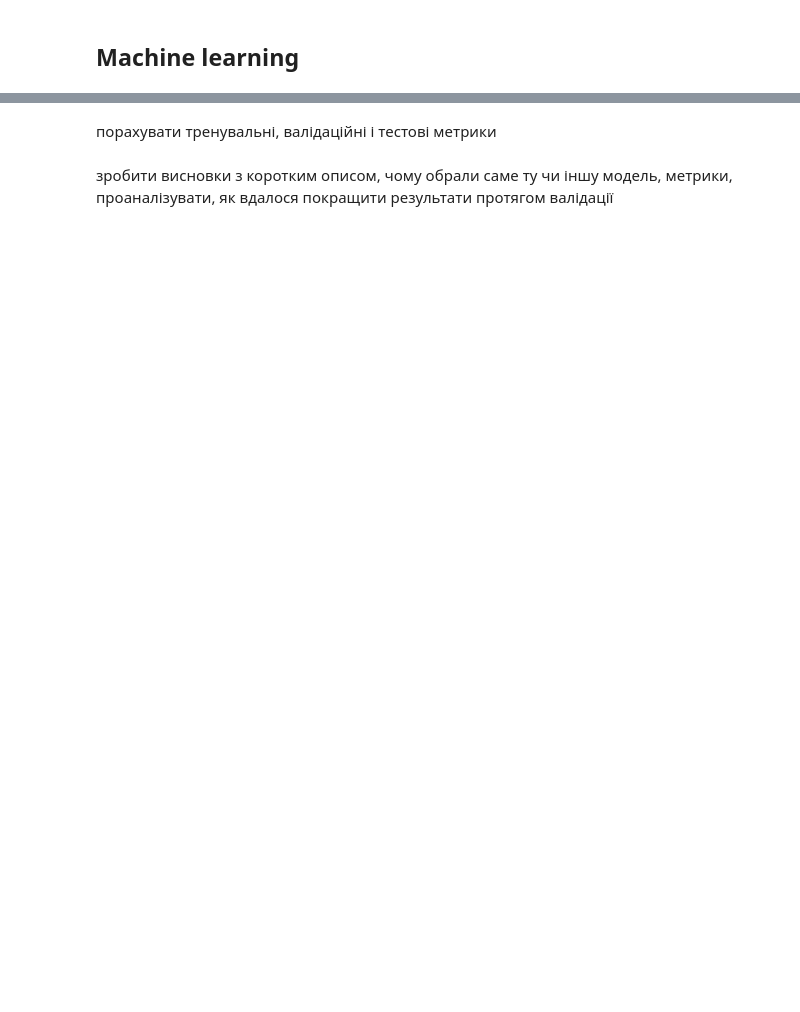
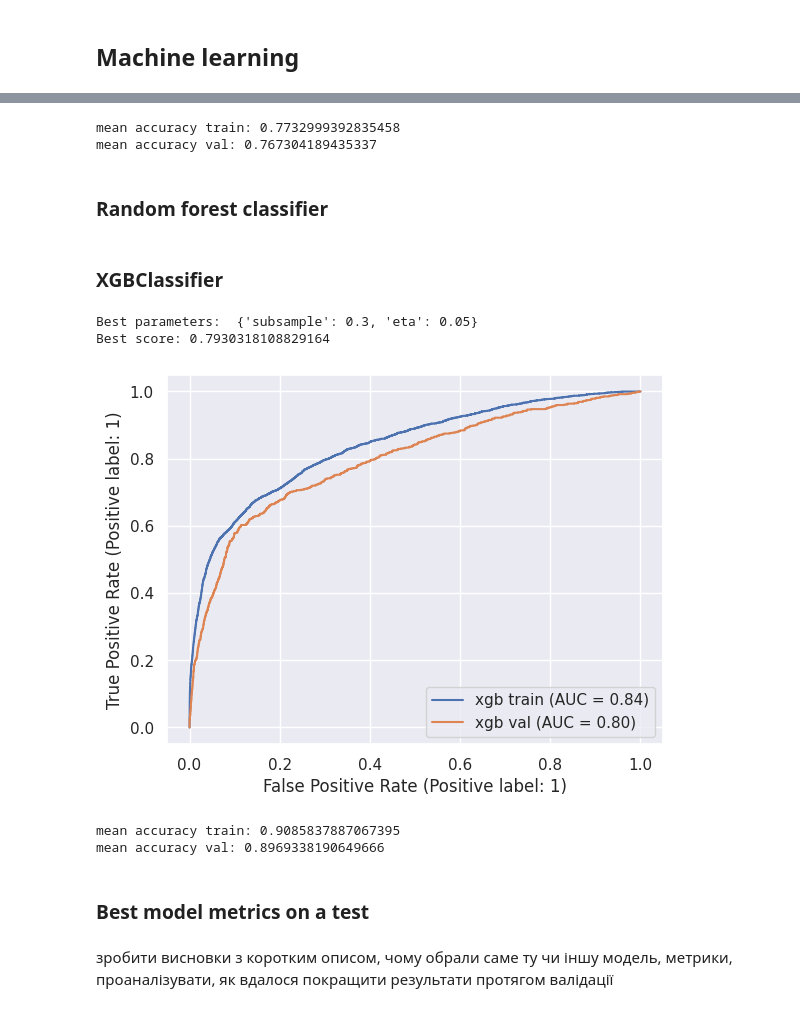
Before and after one commit to dmytrovelychko/rd_ds_python, a Jupyter notebook: cw.ipynb, the cells around one changed output, grey strips where cells are left out. Cells and saved outputs as stored; diff of their text form; code cells hidden in the pictures; blank space fills up the shorter version.

```diff
--- a/cw.ipynb
+++ b/cw.ipynb
@@ -868,7 +888,61 @@ SyntaxError: ignored
+# %%
+print(f"mean accuracy train: {logisticRegression.score(x_train_scaled, y_train)}")
+print(f"mean accuracy val: {logisticRegression.score(x_val_scaled, y_val)}")
+# %% [output]
+mean accuracy train: 0.7732999392835458
+mean accuracy val: 0.767304189435337
+# %% [markdown]
+### Random forest classifier
+# %%
+parameters = {'C':[(10**i)*x for i in range(-4, 1) for x in [1,3,5]]}
+
+logisticRegression = LogisticRegression(class_weight='balanced')
+clf = RandomizedSearchCV(logisticRegression, parameters, cv=5, scoring='roc_auc', return_train_score=True, n_jobs=-1)
+clf.fit(x_train_scaled, y_train)
+# %% [markdown]
+### XGBClassifier
+# %%
+parameters = {
+  'eta':[0.01,0.05,0.1],
+  'subsample': [0.1,0.3]
+}
+
+xgb = XGBClassifier(max_depth=6, n_estimators=100, n_jobs=-1)
+clf = RandomizedSearchCV(xgb, parameters, cv=5, scoring='roc_auc', return_train_score=True, n_jobs=-1)
+clf.fit(x_train_scaled, y_train)
+# %%
+print('Best parameters:  {}'.format(clf.best_params_))
+print('Best score: {}'.format(clf.best_score_))
+# %% [output]
+Best parameters:  {'subsample': 0.3, 'eta': 0.05}
+Best score: 0.7930318108829164
+# %%
+xgb = XGBClassifier(subsample=clf.best_params_['subsample'], eta=clf.best_params_['eta'], max_depth=6, n_estimators=100, n_jobs=-1)
+xgb.fit(x_train_scaled, y_train)
+# %%
+fig, ax = plt.subplots()
+
+xgb_y_train_pred_proba = xgb.predict_proba(x_train_scaled)
+xgb_y_train_pred_proba_positive = xgb_y_train_pred_proba[:, 1]
+RocCurveDisplay.from_predictions(y_train, xgb_y_train_pred_proba_positive, ax=ax, name="xgb train")
+
+xgb_y_val_pred_proba = xgb.predict_proba(x_val_scaled)
+xgb_y_val_pred_proba_positive = xgb_y_val_pred_proba[:, 1]
+RocCurveDisplay.from_predictions(y_val, xgb_y_val_pred_proba_positive, ax=ax, name="xgb val")
+
+plt.show()
+# %% [output]
+[figure, added]
+# %%
+print(f"mean accuracy train: {xgb.score(x_train_scaled, y_train)}")
+print(f"mean accuracy val: {xgb.score(x_val_scaled, y_val)}")
+# %% [output]
+mean accuracy train: 0.9085837887067395
+mean accuracy val: 0.8969338190649666
+# %% [markdown]
+### Best model metrics on a test
 # %%
 cm = confusion_matrix(y_test, hyper_dt_y_pred, labels=search.classes_)
 disp = ConfusionMatrixDisplay(confusion_matrix=cm,
                               display_labels=search.classes_)
 disp.plot()
-# %% [markdown]
-порахувати тренувальні, валідаційні і тестові метрики
```
Also changed, not shown: parts of 29 cells of this notebook.
